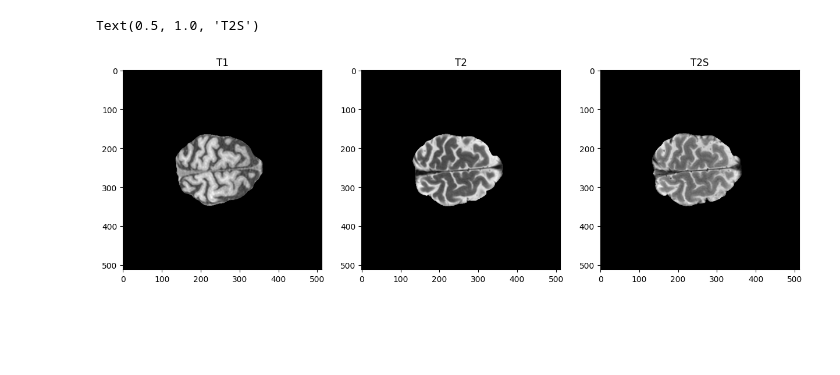
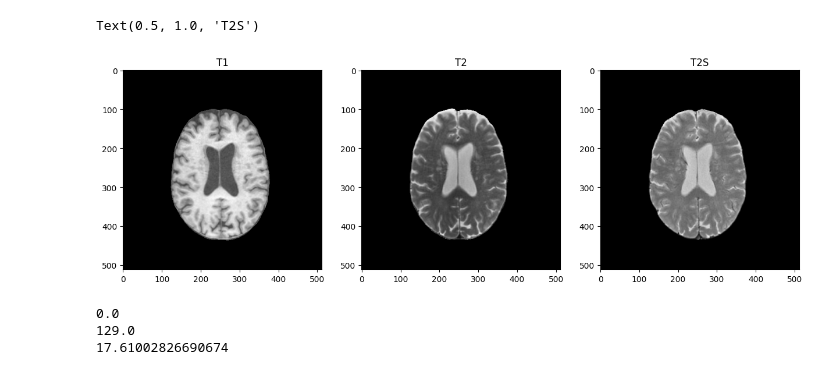
Before and after one commit to greenyjwk/VALDO_brain_MRI_dataset_preprocessing, a Jupyter notebook: misc/EDA/EDA_skull_stripped.ipynb, the cells around one changed output. Drawn from its saved outputs; the diff is of its cells as text; code cells hidden in the pictures; blank space fills up the shorter version.

```diff
--- a/misc/EDA/EDA_skull_stripped.ipynb
+++ b/misc/EDA/EDA_skull_stripped.ipynb
@@ -3,8 +3,8 @@ import nibabel as nib
 import matplotlib.pyplot as plt
 import numpy as np
 # %%
-uid = 310
-slice = 40
+uid = 319
+slice = 20
 root_path = "/mnt/storage/ji/brain_mri_valdo_mayo/valdo_resample_ALFA_skull_stripped"
 # %%
 T1 = nib.load(f"{root_path}/sub-{uid}/sub-{uid}_space-T2S_desc-masked_T1.nii.gz")
@@ -45,17 +29,25 @@ print(T1[:,:,slice])
 # %%
 plt.figure(figsize=(15,5))
 
 plt.subplot(131)
-plt.imshow(T1[:,:,slice], cmap='gray')
+plt.imshow(np.rot90(T1[:,:,slice], k=1), cmap='gray')
 plt.title('T1')
 
 plt.subplot(132)
-plt.imshow(T2[:,:,slice], cmap='gray')
+plt.imshow(np.rot90(T2[:,:,slice], k=1), cmap='gray')
 plt.title('T2')
 
 plt.subplot(133)
-plt.imshow(T2S[:,:,slice], cmap='gray')
+plt.imshow(np.rot90(T2S[:,:,slice], k=1), cmap='gray')
 plt.title('T2S')
 # %% [output]
 Text(0.5, 1.0, 'T2S')
-[figure, old version]
+[figure, new version]
+# %%
+print(np.min(T2S[:,:,slice]))
+print(np.max(T2S[:,:,slice]))
+print(np.mean(T2S[:,:,slice]))
+# %% [output]
+0.0
+129.0
+17.61002826690674
```
Also changed, not shown: parts of 2 cells of this notebook, 19 other files.
